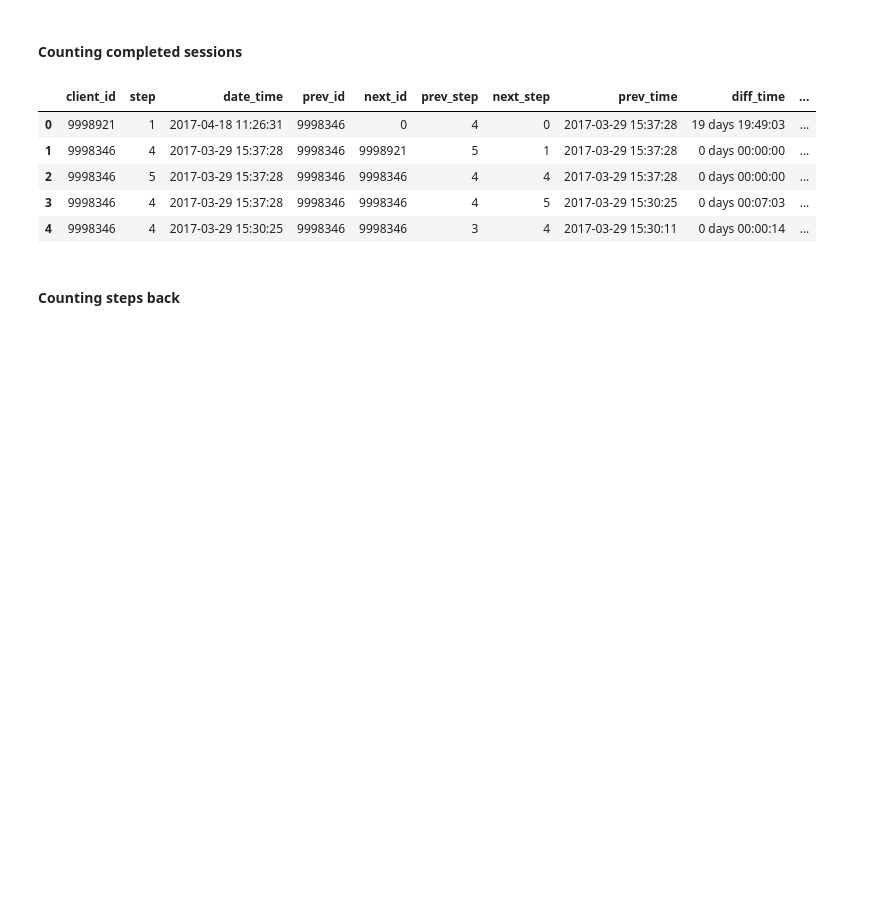
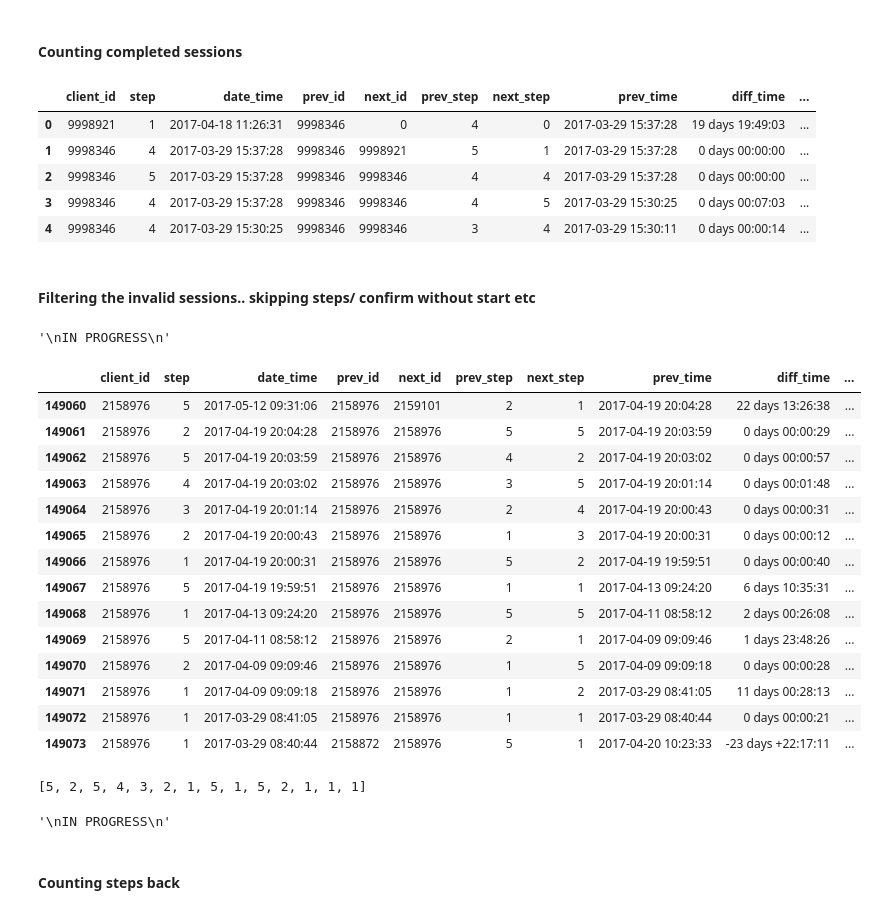
Before and after one commit to dimitsagk/AB_Testing_Analysis, a Jupyter notebook: notebooks/Project_2_02Cleaning+EDA.ipynb, the cells around one changed output. Cells and saved outputs as stored; diff of their text form; code cells hidden in the pictures; blank space fills up the shorter version.

Commit message:
Progress with sessions analysis, diagnozing problem in 'test' group with way more instances of skipping steps

```diff
--- a/notebooks/Project_2_02Cleaning+EDA.ipynb
+++ b/notebooks/Project_2_02Cleaning+EDA.ipynb
@@ -523,26 +549,27 @@ df_control = df_control.reset_index(drop=True)
+# %%
+# Resetting index, after filtering rows out
+df_test_fltrd = df_test_fltrd.reset_index(drop=True)
+df_control_fltrd = df_control_fltrd.reset_index(drop=True)
+
+# Sorting filtered dataframe
+df_test_fltrd.sort_values(by=['client_id','date_time'], ascending=False, inplace=True)
+df_control_fltrd.sort_values(by=['client_id','date_time'], ascending=False, inplace=True)
 # %%
 # Adding new columns that I will use for comparison: previous and next client_id
 
-df_test['prev_id'] = df_test['client_id'].shift(-1, fill_value=0)
-df_control['prev_id'] = df_control['client_id'].shift(-1, fill_value=0)
+df_test_fltrd['prev_id'] = df_test_fltrd['client_id'].shift(-1, fill_value=0)
+df_control_fltrd['prev_id'] = df_control_fltrd['client_id'].shift(-1, fill_value=0)
 
-df_test['next_id'] = df_test['client_id'].shift(1, fill_value=0)
-df_control['next_id'] = df_control['client_id'].shift(1, fill_value=0)
+df_test_fltrd['next_id'] = df_test_fltrd['client_id'].shift(1, fill_value=0)
+df_control_fltrd['next_id'] = df_control_fltrd['client_id'].shift(1, fill_value=0)
 # %%
 # Adding new columns that I will use for comparison: previous and next step
 
-df_test['prev_step'] = df_test['step'].shift(-1, fill_value=0)
-df_control['prev_step'] = df_control['step'].shift(-1, fill_value=0)
+df_test_fltrd['prev_step'] = df_test_fltrd['step'].shift(-1, fill_value=0)
+df_control_fltrd['prev_step'] = df_control_fltrd['step'].shift(-1, fill_value=0)
 
-df_test['next_step'] = df_test['step'].shift(1, fill_value=0)
-df_control['next_step'] = df_control['step'].shift(1, fill_value=0)
+df_test_fltrd['next_step'] = df_test_fltrd['step'].shift(1, fill_value=0)
+df_control_fltrd['next_step'] = df_control_fltrd['step'].shift(1, fill_value=0)
-# %%
-# Filtering out the cases where after completed, the website kept
-
-df_test_fltrd = df_test[~((df_test['client_id'] == df_test['prev_id']) & (df_test[
-    'step'] == 5) & (df_test['prev_step'] == 5))]
-df_control_fltrd = df_control[~((df_control['client_id'] == df_control['prev_id']) & (df_control[
-    'step'] == 5) & (df_control['prev_step'] == 5))]
 # %%
 # Adding new columns that I will use for comparison: previous datetime
 
@@ -660,6 +687,44 @@ df_control_fltrd.head(5)
 | 2 | 9998346 | 5 | 2017-03-29 15:37:28 | 9998346 | 9998346 | 4 | 4 | 2017-03-29 15:37:28 | 0 days 00:00:00 | ... |
 | 3 | 9998346 | 4 | 2017-03-29 15:37:28 | 9998346 | 9998346 | 4 | 5 | 2017-03-29 15:30:25 | 0 days 00:07:03 | ... |
 | 4 | 9998346 | 4 | 2017-03-29 15:30:25 | 9998346 | 9998346 | 3 | 4 | 2017-03-29 15:30:11 | 0 days 00:00:14 | ... |
+# %% [markdown]
+#### Filtering the invalid sessions.. skipping steps/ confirm without start etc
+# %%
+'''
+IN PROGRESS
+'''
+# %% [output]
+'\nIN PROGRESS\n'
+# %%
+df_test_fltrd[df_test_fltrd.client_id == '2158976']
+#df_trace[df_trace.client_id == '1078809']
+# df_test_fltrd[df_test_fltrd['client_id'] == '9953515']
+# %% [output]
+|  | client_id | step | date_time | prev_id | next_id | prev_step | next_step | prev_time | diff_time | ... |
+| 149060 | 2158976 | 5 | 2017-05-12 09:31:06 | 2158976 | 2159101 | 2 | 1 | 2017-04-19 20:04:28 | 22 days 13:26:38 | ... |
+| 149061 | 2158976 | 2 | 2017-04-19 20:04:28 | 2158976 | 2158976 | 5 | 5 | 2017-04-19 20:03:59 | 0 days 00:00:29 | ... |
+| 149062 | 2158976 | 5 | 2017-04-19 20:03:59 | 2158976 | 2158976 | 4 | 2 | 2017-04-19 20:03:02 | 0 days 00:00:57 | ... |
+| 149063 | 2158976 | 4 | 2017-04-19 20:03:02 | 2158976 | 2158976 | 3 | 5 | 2017-04-19 20:01:14 | 0 days 00:01:48 | ... |
+| 149064 | 2158976 | 3 | 2017-04-19 20:01:14 | 2158976 | 2158976 | 2 | 4 | 2017-04-19 20:00:43 | 0 days 00:00:31 | ... |
+| 149065 | 2158976 | 2 | 2017-04-19 20:00:43 | 2158976 | 2158976 | 1 | 3 | 2017-04-19 20:00:31 | 0 days 00:00:12 | ... |
+| 149066 | 2158976 | 1 | 2017-04-19 20:00:31 | 2158976 | 2158976 | 5 | 2 | 2017-04-19 19:59:51 | 0 days 00:00:40 | ... |
+| 149067 | 2158976 | 5 | 2017-04-19 19:59:51 | 2158976 | 2158976 | 1 | 1 | 2017-04-13 09:24:20 | 6 days 10:35:31 | ... |
+| 149068 | 2158976 | 1 | 2017-04-13 09:24:20 | 2158976 | 2158976 | 5 | 5 | 2017-04-11 08:58:12 | 2 days 00:26:08 | ... |
+| 149069 | 2158976 | 5 | 2017-04-11 08:58:12 | 2158976 | 2158976 | 2 | 1 | 2017-04-09 09:09:46 | 1 days 23:48:26 | ... |
+| 149070 | 2158976 | 2 | 2017-04-09 09:09:46 | 2158976 | 2158976 | 1 | 5 | 2017-04-09 09:09:18 | 0 days 00:00:28 | ... |
+| 149071 | 2158976 | 1 | 2017-04-09 09:09:18 | 2158976 | 2158976 | 1 | 2 | 2017-03-29 08:41:05 | 11 days 00:28:13 | ... |
+| 149072 | 2158976 | 1 | 2017-03-29 08:41:05 | 2158976 | 2158976 | 1 | 1 | 2017-03-29 08:40:44 | 0 days 00:00:21 | ... |
+| 149073 | 2158976 | 1 | 2017-03-29 08:40:44 | 2158872 | 2158976 | 5 | 1 | 2017-04-20 10:23:33 | -23 days +22:17:11 | ... |
+# %%
+df_test_fltrd.loc[df_test_fltrd.client_id == '2158976','step'].tolist()
+# %% [output]
+[5, 2, 5, 4, 3, 2, 1, 5, 1, 5, 2, 1, 1, 1]
+# %%
+'''
+IN PROGRESS
+'''
+# %% [output]
+'\nIN PROGRESS\n'
 # %% [markdown]
 #### Counting steps back
 # %%
```
Also changed, not shown: parts of 39 cells of this notebook.
